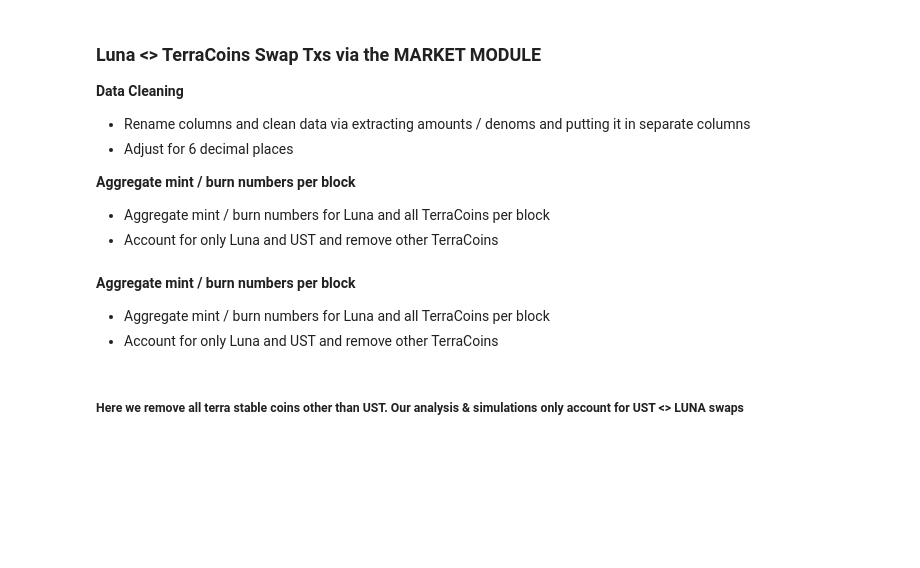
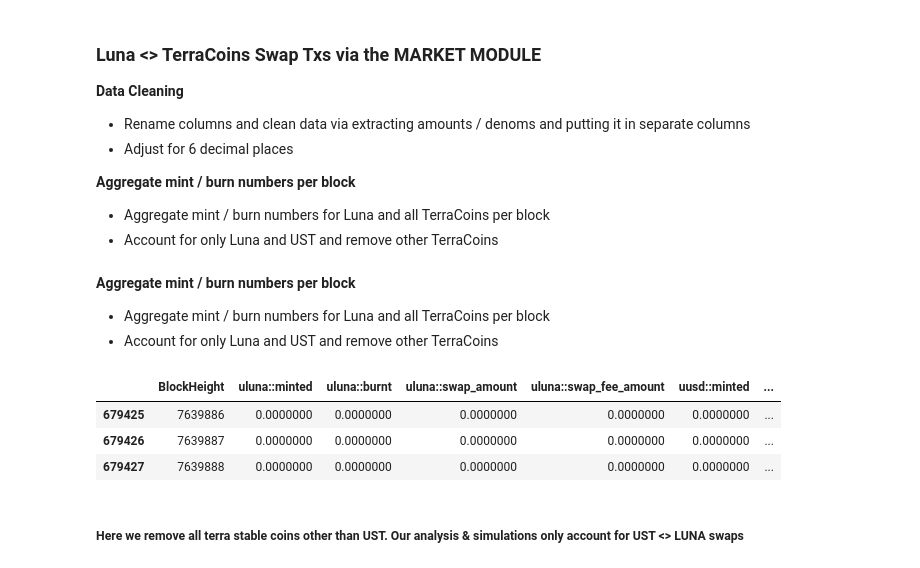
Before and after one commit to AstroTech-Labs/Research_1_TerraClassic, a Jupyter notebook: learning_layer_research/terra_market_module/data_preprocessing.ipynb, the cells around one changed output. Cells and saved outputs as stored; diff of their text form; code cells hidden in the pictures; blank space fills up the shorter version.

```diff
--- a/learning_layer_research/terra_market_module/data_preprocessing.ipynb
+++ b/learning_layer_research/terra_market_module/data_preprocessing.ipynb
@@ -504,6 +504,13 @@ end_block = int(market_swap_txs_DF.loc[len(market_swap_txs_DF.index) - 1]["Block
 
 aggregated_market_swap_txs_DF = aggregate_swaps_per_block(market_swap_txs_DF, start_block, end_block)
 aggregated_market_swap_txs_DF["BlockHeight"] = aggregated_market_swap_txs_DF.apply(lambda x: int(x["BlockHeight"]), axis=1 )
+# %%
+aggregated_market_swap_txs_DF.tail(3)
+# %% [output]
+|  | BlockHeight | uluna::minted | uluna::burnt | uluna::swap_amount | uluna::swap_fee_amount | uusd::minted | ... |
+| 679425 | 7639886 | 0.0000000 | 0.0000000 | 0.0000000 | 0.0000000 | 0.0000000 | ... |
+| 679426 | 7639887 | 0.0000000 | 0.0000000 | 0.0000000 | 0.0000000 | 0.0000000 | ... |
+| 679427 | 7639888 | 0.0000000 | 0.0000000 | 0.0000000 | 0.0000000 | 0.0000000 | ... |
 # %% [markdown]
 
 ##### Here we remove all terra stable coins other than UST. Our analysis & simulations only account for UST <> LUNA swaps
```
Also changed, not shown: parts of 1 cell of this notebook, 3 other files.
